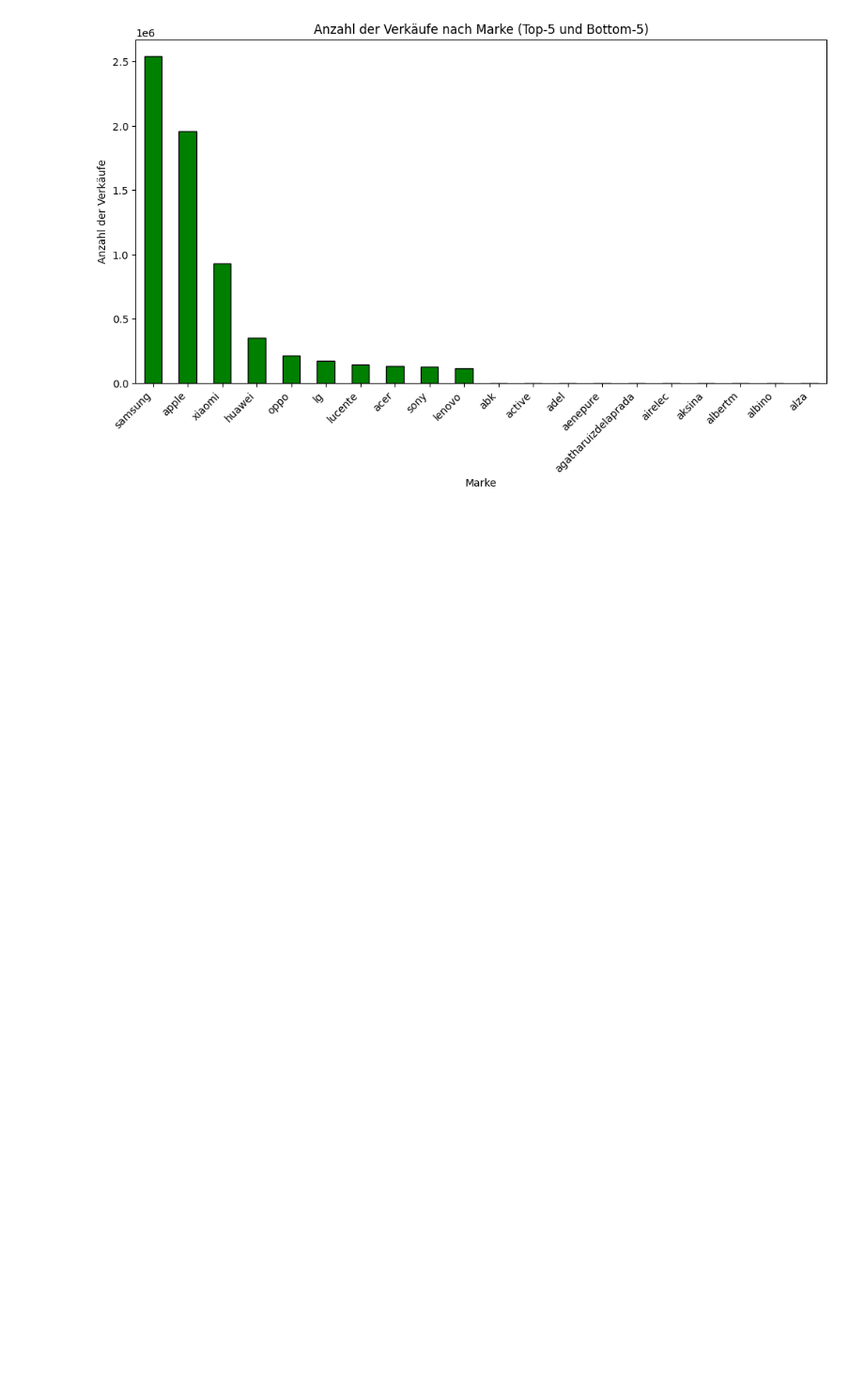
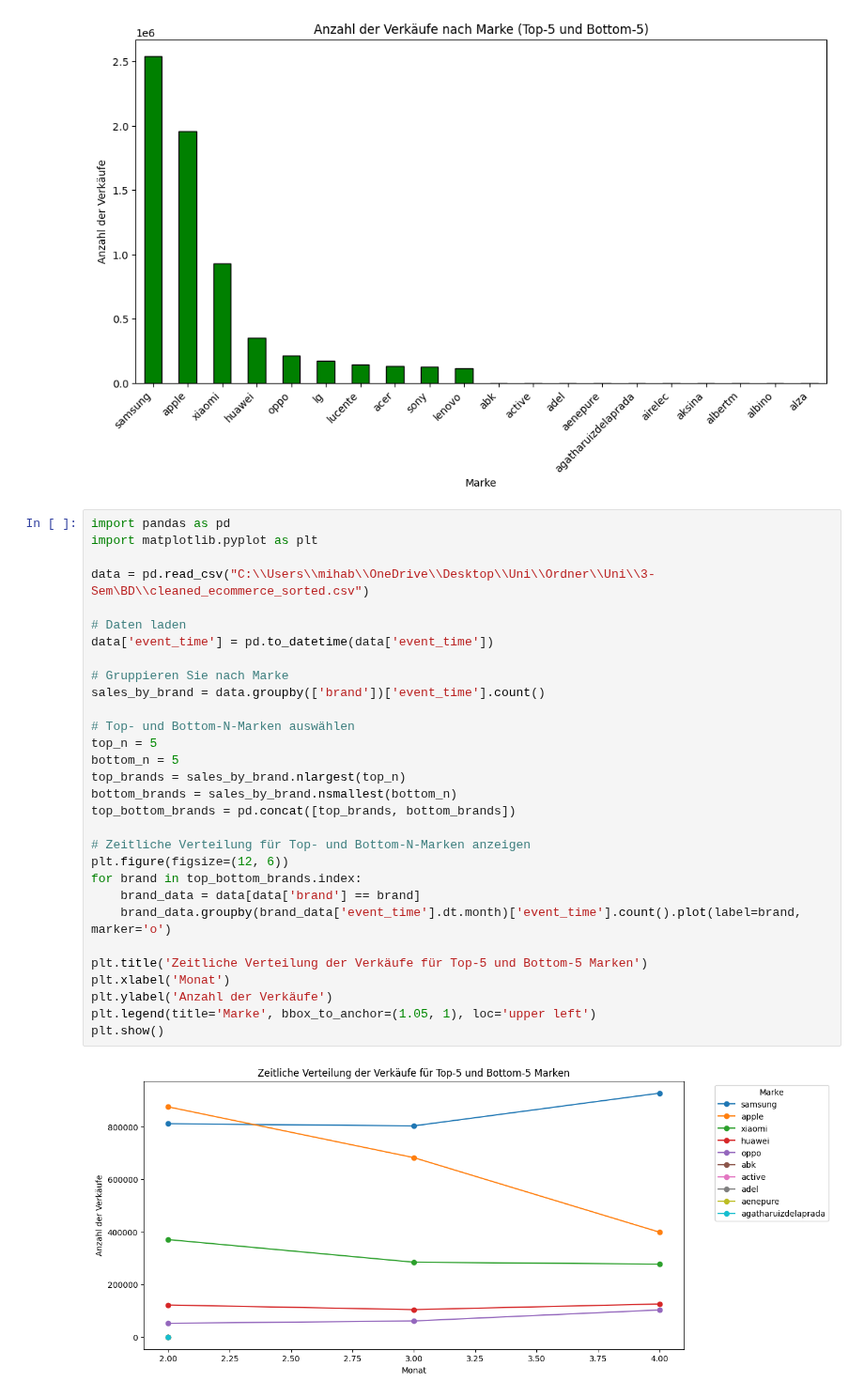
Before and after one commit to Vae2002/BigDataGroup5, a Jupyter notebook: data_analyse.ipynb, the cells around one changed output. Shown at 94% size. Saved outputs shown, nothing was run; the diff lists cells and outputs as text; blank space fills up the shorter version.

```diff
--- a/data_analyse.ipynb
+++ b/data_analyse.ipynb
@@ -90,3 +167,35 @@ plt.xticks(rotation=45, ha='right')
 plt.show()
 # %% [output]
 [figure]
+# %%
+import pandas as pd
+import matplotlib.pyplot as plt
+
+data = pd.read_csv("C:\\Users\\mihab\\OneDrive\\Desktop\\Uni\\Ordner\\Uni\\3-Sem\BD\\cleaned_ecommerce_sorted.csv")
+
+# Daten laden
+data['event_time'] = pd.to_datetime(data['event_time'])
+
+# Gruppieren Sie nach Marke
+sales_by_brand = data.groupby(['brand'])['event_time'].count()
+
+# Top- und Bottom-N-Marken auswählen
+top_n = 5
+bottom_n = 5
+top_brands = sales_by_brand.nlargest(top_n)
+bottom_brands = sales_by_brand.nsmallest(bottom_n)
+top_bottom_brands = pd.concat([top_brands, bottom_brands])
+
+# Zeitliche Verteilung für Top- und Bottom-N-Marken anzeigen
+plt.figure(figsize=(12, 6))
+for brand in top_bottom_brands.index:
+    brand_data = data[data['brand'] == brand]
+    brand_data.groupby(brand_data['event_time'].dt.month)['event_time'].count().plot(label=brand, marker='o')
+
+plt.title('Zeitliche Verteilung der Verkäufe für Top-5 und Bottom-5 Marken')
+plt.xlabel('Monat')
+plt.ylabel('Anzahl der Verkäufe')
+plt.legend(title='Marke', bbox_to_anchor=(1.05, 1), loc='upper left')
+plt.show()
+# %% [output]
+[figure, added]
```
Also changed, not shown: parts of 12 cells of this notebook.
